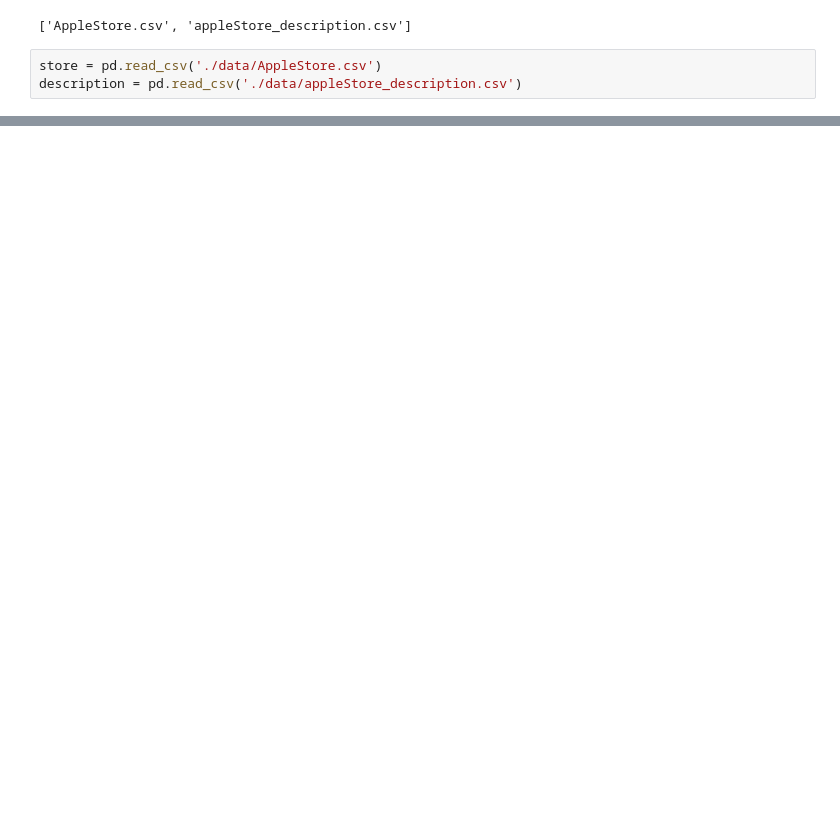
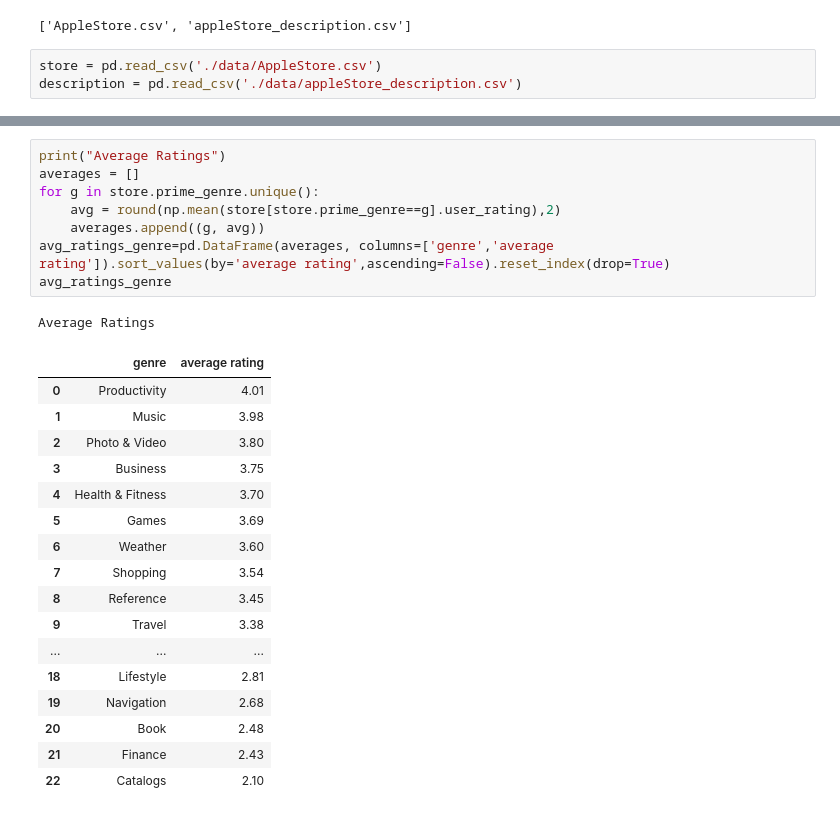
Before and after one commit to cgman64/apple-store-analysis, a Jupyter notebook: appStoreAnalysis.ipynb, the cells around one changed output, grey strips where cells are left out. Drawn from its saved outputs; the diff is of its cells as text; blank space fills up the shorter version.

```diff
--- a/appStoreAnalysis.ipynb
+++ b/appStoreAnalysis.ipynb
@@ -32,0 +65,27 @@ display(description.head())
+# %%
+print("Average Ratings")
+averages = []
+for g in store.prime_genre.unique():
+    avg = round(np.mean(store[store.prime_genre==g].user_rating),2)
+    averages.append((g, avg))
+avg_ratings_genre=pd.DataFrame(averages, columns=['genre','average rating']).sort_values(by='average rating',ascending=False).reset_index(drop=True)
+avg_ratings_genre
+# %% [output]
+Average Ratings
+|  | genre | average rating |
+| 0 | Productivity | 4.01 |
+| 1 | Music | 3.98 |
+| 2 | Photo & Video | 3.80 |
+| 3 | Business | 3.75 |
+| 4 | Health & Fitness | 3.70 |
+| 5 | Games | 3.69 |
+| 6 | Weather | 3.60 |
+| 7 | Shopping | 3.54 |
+| 8 | Reference | 3.45 |
+| 9 | Travel | 3.38 |
+| ... | ... | ... |
+| 18 | Lifestyle | 2.81 |
+| 19 | Navigation | 2.68 |
+| 20 | Book | 2.48 |
+| 21 | Finance | 2.43 |
+| 22 | Catalogs | 2.10 |
```
Also changed, not shown: parts of 7 cells of this notebook.
